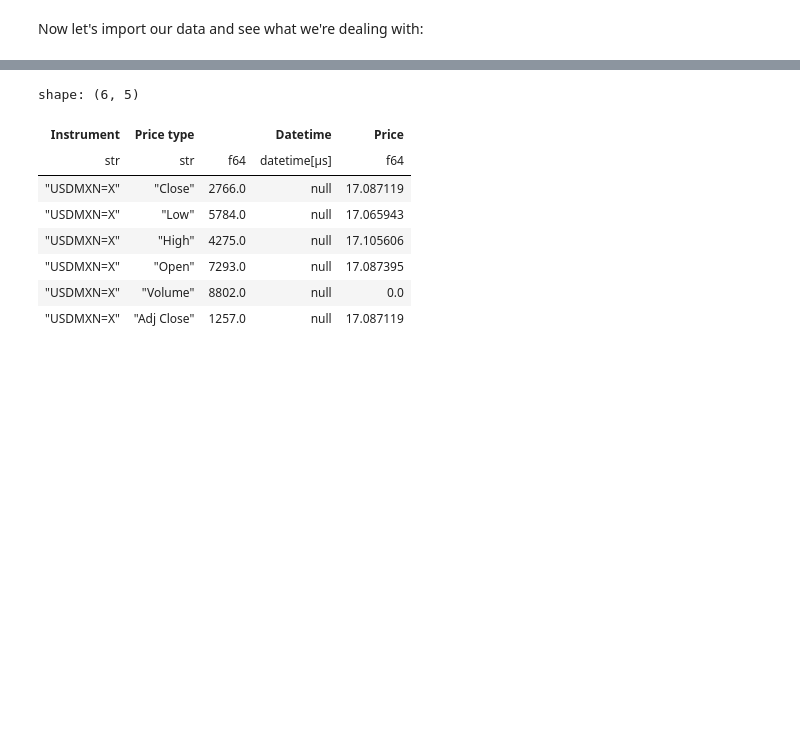
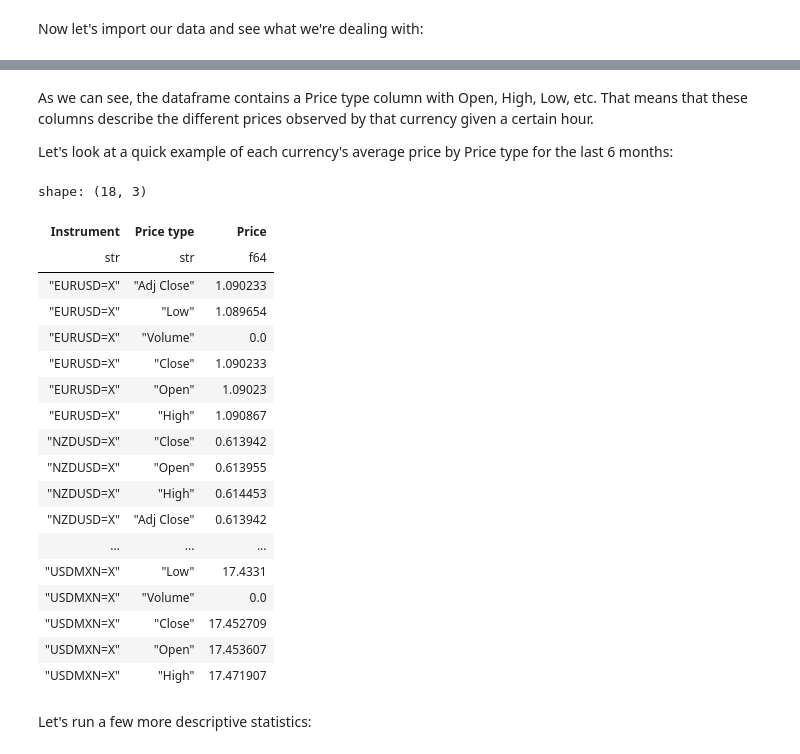
Before and after one commit to nogibjj/JCB_project1, a Jupyter notebook: src/yf_currencies.ipynb, the cells around one changed output, grey strips where cells are left out. Saved outputs shown, nothing was run; the diff lists cells and outputs as text; code cells hidden in the pictures; blank space fills up the shorter version.

```diff
--- a/src/yf_currencies.ipynb
+++ b/src/yf_currencies.ipynb
@@ -39,12 +53,29 @@ shape: (5, 5)
+# %% [markdown]
+As we can see, the dataframe contains a Price type column with Open, High, Low, etc.
+That means that these columns describe the different prices observed by that currency given a certain hour.
+
+Let's look at a quick example of each currency's average price by Price type for the last 6 months:
 # %%
-prices.group_by(['Instrument','Price type']).mean().filter(pl.col('Instrument')=='USDMXN=X')
+prices.group_by(['Instrument','Price type']).mean()[['Instrument','Price type','Price']].sort(by='Instrument')
 # %% [output]
-shape: (6, 5)
+shape: (18, 3)
-| Instrument | Price type |  | Datetime | Price |
-| str | str | f64 | datetime[μs] | f64 |
-| "USDMXN=X" | "Close" | 2766.0 | null | 17.087119 |
-| "USDMXN=X" | "Low" | 5784.0 | null | 17.065943 |
-| "USDMXN=X" | "High" | 4275.0 | null | 17.105606 |
-| "USDMXN=X" | "Open" | 7293.0 | null | 17.087395 |
-| "USDMXN=X" | "Volume" | 8802.0 | null | 0.0 |
-| "USDMXN=X" | "Adj Close" | 1257.0 | null | 17.087119 |
+| Instrument | Price type | Price |
+| str | str | f64 |
+| "EURUSD=X" | "Adj Close" | 1.090233 |
+| "EURUSD=X" | "Low" | 1.089654 |
+| "EURUSD=X" | "Volume" | 0.0 |
+| "EURUSD=X" | "Close" | 1.090233 |
+| "EURUSD=X" | "Open" | 1.09023 |
+| "EURUSD=X" | "High" | 1.090867 |
+| "NZDUSD=X" | "Close" | 0.613942 |
+| "NZDUSD=X" | "Open" | 0.613955 |
+| "NZDUSD=X" | "High" | 0.614453 |
+| "NZDUSD=X" | "Adj Close" | 0.613942 |
+| ... | ... | ... |
+| "USDMXN=X" | "Low" | 17.4331 |
+| "USDMXN=X" | "Volume" | 0.0 |
+| "USDMXN=X" | "Close" | 17.452709 |
+| "USDMXN=X" | "Open" | 17.453607 |
+| "USDMXN=X" | "High" | 17.471907 |
+# %% [markdown]
+Let's run a few more descriptive statistics:
```
Also changed, not shown: parts of 7 cells of this notebook, 2 other files.
